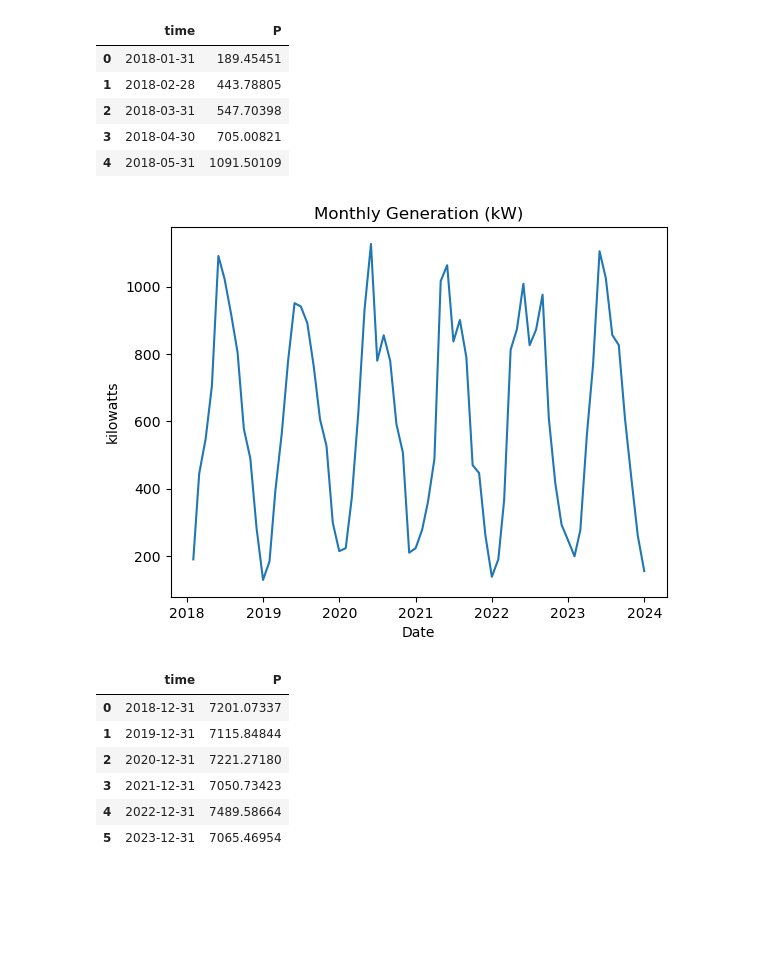
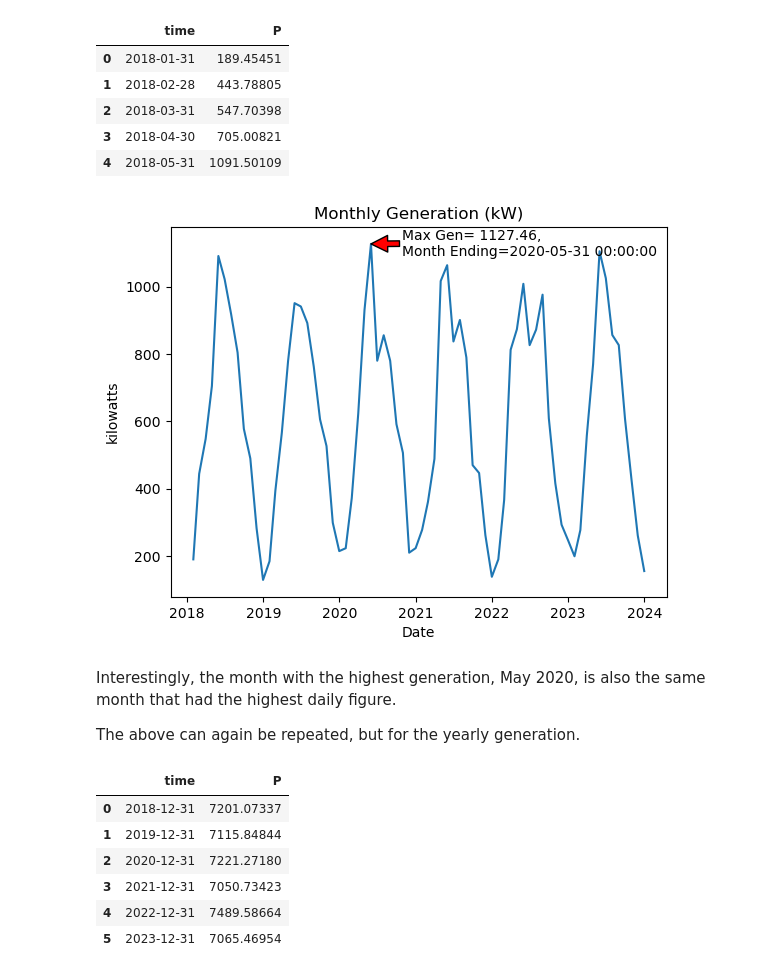
Before and after one commit to danielfinnerty/PFDA, a Jupyter notebook: project/solar_assessment.ipynb, the cells around one changed output. Cells and saved outputs as stored; diff of their text form; code cells hidden in the pictures; blank space fills up the shorter version.

```diff
--- a/project/solar_assessment.ipynb
+++ b/project/solar_assessment.ipynb
@@ -567,9 +562,11 @@ pd.to_datetime(df['time'], format="%Y%m%d:%H%M")
 52583   2023-12-31 23:11:00
 Name: time, Length: 52584, dtype: datetime64[ns]
 # %%
-df["time"]= pd.to_datetime(df['time'], format='%Y%m%d:%H%M')
+# Apply the new datetime format to the data frame in the 'time' column
+df_gen["time"]= pd.to_datetime(df_gen['time'], format='%Y%m%d:%H%M')
 
-df.head()
+# show first 5 rows
+df_gen.head()
 # %% [output]
 |  | time | P | G(i) | H_sun | T2m | WS10m | Int |
 | 0 | 2018-01-01 00:11:00 | 0.0 | 0.0 | 0.0 | 6.51 | 5.72 | 0.0 |
@@ -580,6 +579,9 @@ df.head()
 # %%
-df.set_index('time', inplace=True)
-df.head()
+# Apply time column as index
+df_gen.set_index('time', inplace=True)
+
+# Show first 5 rows
+df_gen.head()
 # %% [output]
 |  | P | G(i) | H_sun | T2m | WS10m | Int |
 | time |  |  |  |  |  |  |
@@ -627,10 +646,10 @@ Above shows pandas sees the 'P' column as a string. This needs to be converted t
 # %%
 # Convert 'P' column to integers
-df['P'] = pd.to_numeric(df['P'], errors='coerce')
+df_gen['P'] = pd.to_numeric(df_gen['P'], errors='coerce')
 
-# Determing the daily ('D') mean
-# Divide by 1000 to convert to kilowatts (kW)
-daily_gen = df["P"].resample('D').sum().div(1000).reset_index(name='P')
+# Determing the daily ('D') sum
+# Divide by 1000 to convert from watts to kilowatts (kW)
+daily_gen = df_gen["P"].resample('D').sum().div(1000).reset_index(name='P')
 
 # Show first 5 rows
 daily_gen.head()
@@ -656,7 +699,7 @@ ax.set_ylabel('kilowatts');
 # %%
-# Determing the daily ('D') mean
+# Determing the monthly ('ME') sum
 # Divide by 1000 to convert to kilowatts (kW)
-mtly_gen = df["P"].resample('ME').sum().div(1000).reset_index(name='P')
+mtly_gen = df_gen["P"].resample('ME').sum().div(1000).reset_index(name='P')
 
 # Show first 5 rows
 mtly_gen.head()
@@ -670,13 +713,33 @@ mtly_gen.head()
 # %%
 # Use seaborn to create lineplot, specifying date on x-axis, and meant on y-axis
 ax = sns.lineplot(data=mtly_gen, x="time", y="P")
 
 # Specify plot title
 ax.set_title('Monthly Generation (kW)')
 
 # Adjust names of axes.
 ax.set_xlabel('Date')
-ax.set_ylabel('kilowatts');
+ax.set_ylabel('kilowatts')
+
+# Determine max amount
+max_mtly_gen = mtly_gen['P'].max()
+
+# Confirm index position of max usage
+max_mtly_index_pos = mtly_gen['P'].idxmax()
+
+# Confirm date of indicated index position
+max_mtly_date = mtly_gen.loc[max_mtly_index_pos, 'time']
+
+# Specify text layout
+max_mtly_gen_text = f"Max Gen={max_mtly_gen: .2f},\nMonth Ending={max_mtly_date}"
+
+# Add maximum details to plot
+ax.annotate(max_mtly_gen_text, xy=(max_mtly_date, max_mtly_gen), xytext=(max_mtly_date+pd.Timedelta(days=150),
+            max_mtly_gen-35), arrowprops=dict(facecolor='red'));
 # %% [output]
-[figure, old version]
+[figure, new version]
+# %% [markdown]
+Interestingly, the month with the highest generation, May 2020, is also the same month that had the highest daily figure.
+
+The above can again be repeated, but for the yearly generation.
 # %%
```
Also changed, not shown: parts of 32 cells of this notebook, 1 other file.
